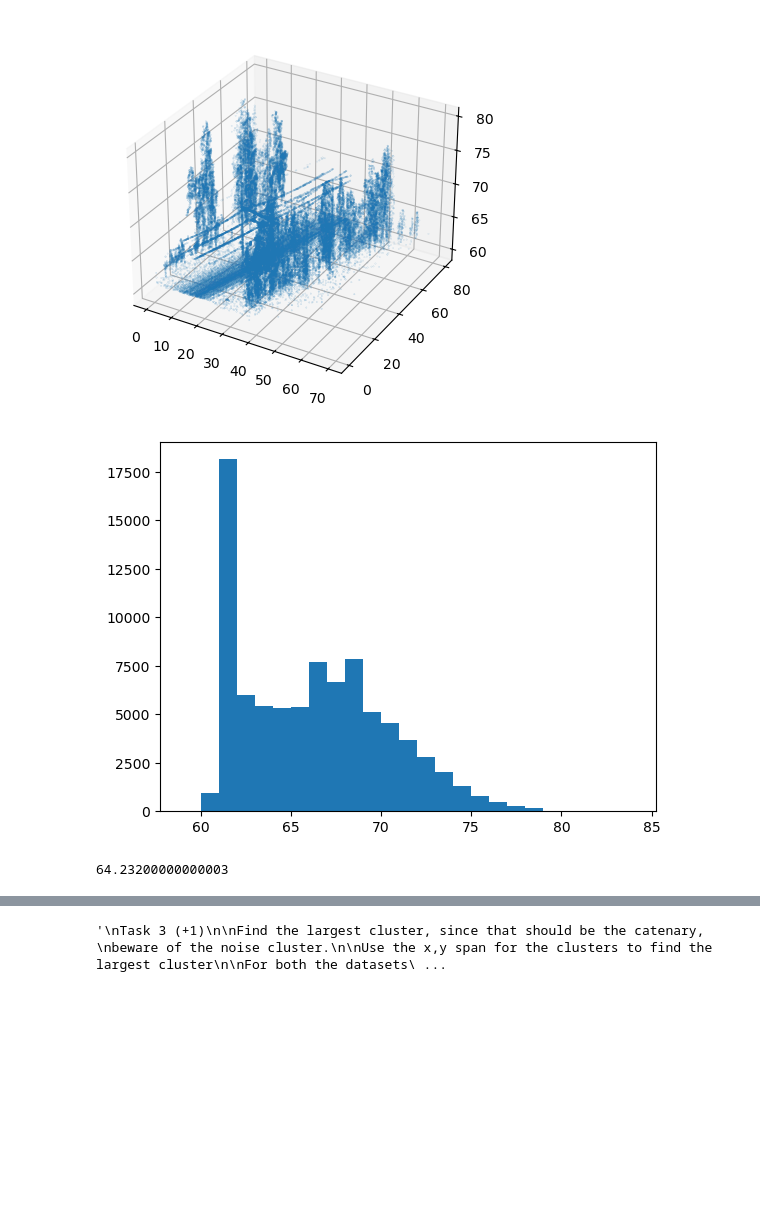
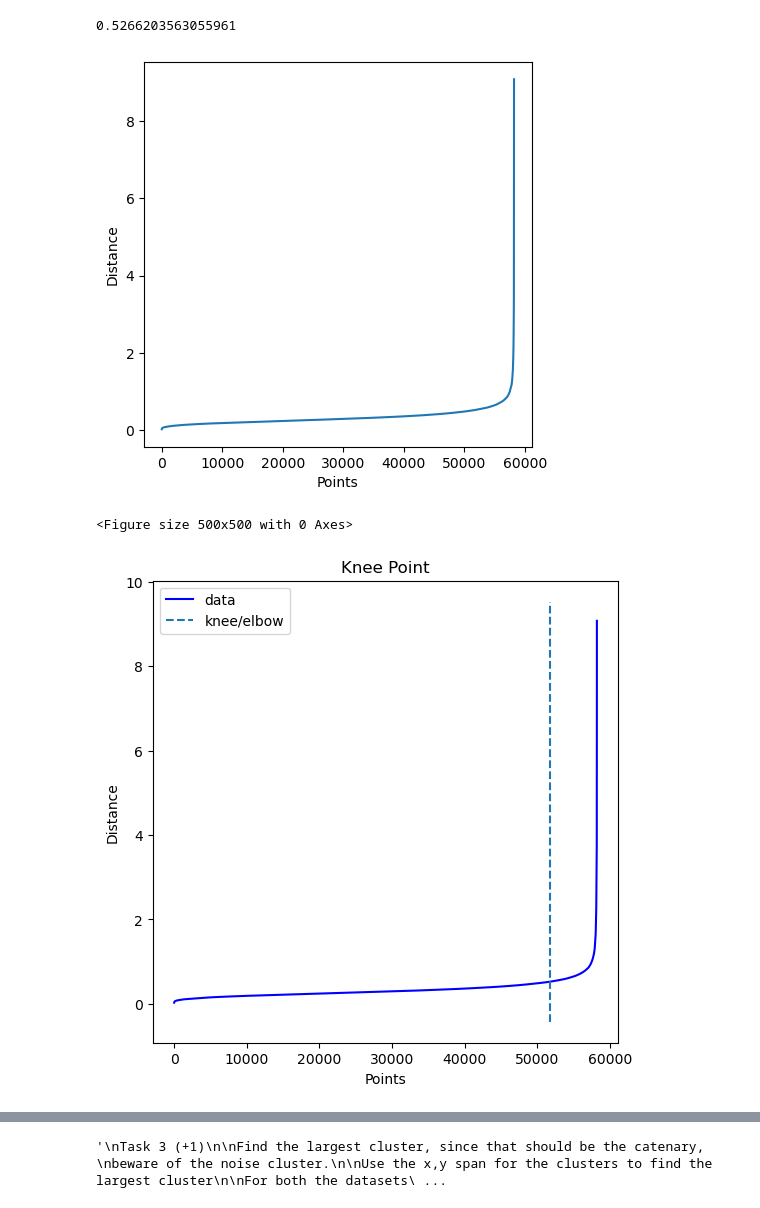
Before and after one commit to Caj-Rollny/D7015B, a Jupyter notebook: Lab5.ipynb, the cells around one changed output, grey strips where cells are left out. Cells and saved outputs as stored; diff of their text form; code cells hidden in the pictures; blank space fills up the shorter version.

Commit message:
Assignment 5 Task 2 completed

```diff
--- a/Lab5.ipynb
+++ b/Lab5.ipynb
@@ -37,7 +37,7 @@ def get_ground_level(pcd):
     #calculate ground level: mode + x.y metres (for elimination of vegetation, snow etc)
     m = stats.mode(pcd[:,2])
     #to remove all ground, 3 extra metres was needed:
-    return m[0] + 3 #added extra metres to remove all ground.
+    return m[0] + 2 #added extra metres to remove all ground.
 
 
 #%% read file containing point cloud data
@@ -51,7 +51,7 @@ pcd = np.load("dataset2.npy")
 #%% show downsampled data in external window
 # matplotlib qt
 # Caj Rollny: plot before removing ground:
-show_cloud(pcd)
+#show_cloud(pcd)
 #show_cloud(pcd[::10]) # keep every 10th point
 
 #%% remove ground plane
@@ -68,6 +68,8 @@ For both the datasets
 Report the ground level in the readme file in your github project
 Add the histogram plots to your project readme
 '''
+
+'''
 #Caj Rollny: make a histogram based on point cloud and analyze it:
 #plot histogram:
 fig = plt.Figure(figsize=(10, 10))
@@ -80,19 +82,16 @@ plt.show()
 # print(m[0])
 # Mode on dataset 1 was 61.27000, I'll use this as ground level
 # Mode on dataset 2 was 61.23200
-
+'''
 est_ground_level = get_ground_level(pcd)
-print(est_ground_level)
+#print(est_ground_level)
 
 pcd_above_ground = pcd[pcd[:,2] > est_ground_level]
 #%%
-pcd_above_ground.shape
+#pcd_above_ground.shape
 
 #%% side view
-show_cloud(pcd_above_ground)
-
-
-
+#show_cloud(pcd_above_ground)
 
 
 #%%
@@ -112,11 +111,43 @@ Add the elbow plots to your github project Readme
 Add the cluster plots to your github project Readme
 '''
 
-'''
+
 # %%
-unoptimal_eps = 10
-# find the elbow
-clustering = DBSCAN(eps = unoptimal_eps, min_samples=5).fit(pcd_above_ground)
+#Caj Rollny: find the optimal eps value using the "elbow detection method"
+
+from sklearn.neighbors import NearestNeighbors
+#nearest_neighbors = NearestNeighbors(n_neighbors=11)
+
+nearest_neighbors = NearestNeighbors(n_neighbors=5)
+neighbors = nearest_neighbors.fit(pcd_above_ground)
+
+distances, indices = neighbors.kneighbors(pcd_above_ground)
+#distances = np.sort(distances[:,10], axis=0)
+distances = np.sort(distances[:,4], axis=0)
+
+fig = plt.figure(figsize=(5, 5))
+plt.plot(distances)
+plt.xlabel("Points")
+plt.ylabel("Distance")
+
+#Caj Rollny: try to identify the exact elbow point with "Kneed Package"
+#using example code from: https://machinelearningknowledge.ai/tutorial-for-dbscan-clustering-in-python-sklearn/
+from kneed import KneeLocator
+
+i = np.arange(len(distances))
+knee = KneeLocator(i, distances, S=1, curve='convex', direction='increasing', interp_method='polynomial')
+
+fig = plt.figure(figsize=(5, 5))
+knee.plot_knee()
+plt.xlabel("Points")
+plt.ylabel("Distance")
+print(distances[knee.knee])
+
+#Caj Rollny, original: unoptimal_eps = 10
+# optimal_eps = distances[knee.knee] (= 0.688)
+optimal_eps = 3
+
+clustering = DBSCAN(eps = optimal_eps, min_samples=5).fit(pcd_above_ground)
 
 #%%
 clusters = len(set(clustering.labels_)) - (1 if -1 in clustering.labels_ else 0)
@@ -125,34 +156,35 @@ colors = [plt.cm.Spectral(each) for each in np.linspace(0, 1, clusters)]
 # %%
 # Plotting resulting clusters
 plt.figure(figsize=(10,10))
 plt.scatter(pcd_above_ground[:,0],
             pcd_above_ground[:,1],
             c=clustering.labels_,
             cmap=matplotlib.colors.ListedColormap(colors),
             s=2)
 
 
 plt.title('DBSCAN: %d clusters' % clusters,fontsize=20)
 plt.xlabel('x axis',fontsize=14)
 plt.ylabel('y axis',fontsize=14)
 plt.show()
 
 #%%
-'''
+
 '''
 Task 3 (+1)
 
 Find the largest cluster, since that should be the catenary,
 beware of the noise cluster.
 
 Use the x,y span for the clusters to find the largest cluster
 
 For both the datasets
 Report min(x), min(y), max(x), max(y) for the catenary cluster in the Readme of your github project
 Add the plot of the catenary cluster to the readme
 
 '''
 # %% [output]
+0.5266203563055961
-[figure, old version]
+[figure, new version]
+<Figure size 500x500 with 0 Axes>
-[figure, old version]
+[figure, new version]
-64.23200000000003
@@ -160 +192 @@ Add the plot of the catenary cluster to the readme
-'\nTask 3 (+1)\n\nFind the largest cluster, since that should be the catenary, \nbeware of the noise cluster.\n\nUse the x,y span for the clusters to find the largest cluster\n\nFor both the datasets\ ...
+'\nTask 3 (+1)\n\nFind the largest cluster, since that should be the catenary, \nbeware of the noise cluster.\n\nUse the x,y span for the clusters to find the largest cluster\n\nFor both the datasets\ ...
```
Also changed, not shown: parts of 1 cell of this notebook.
